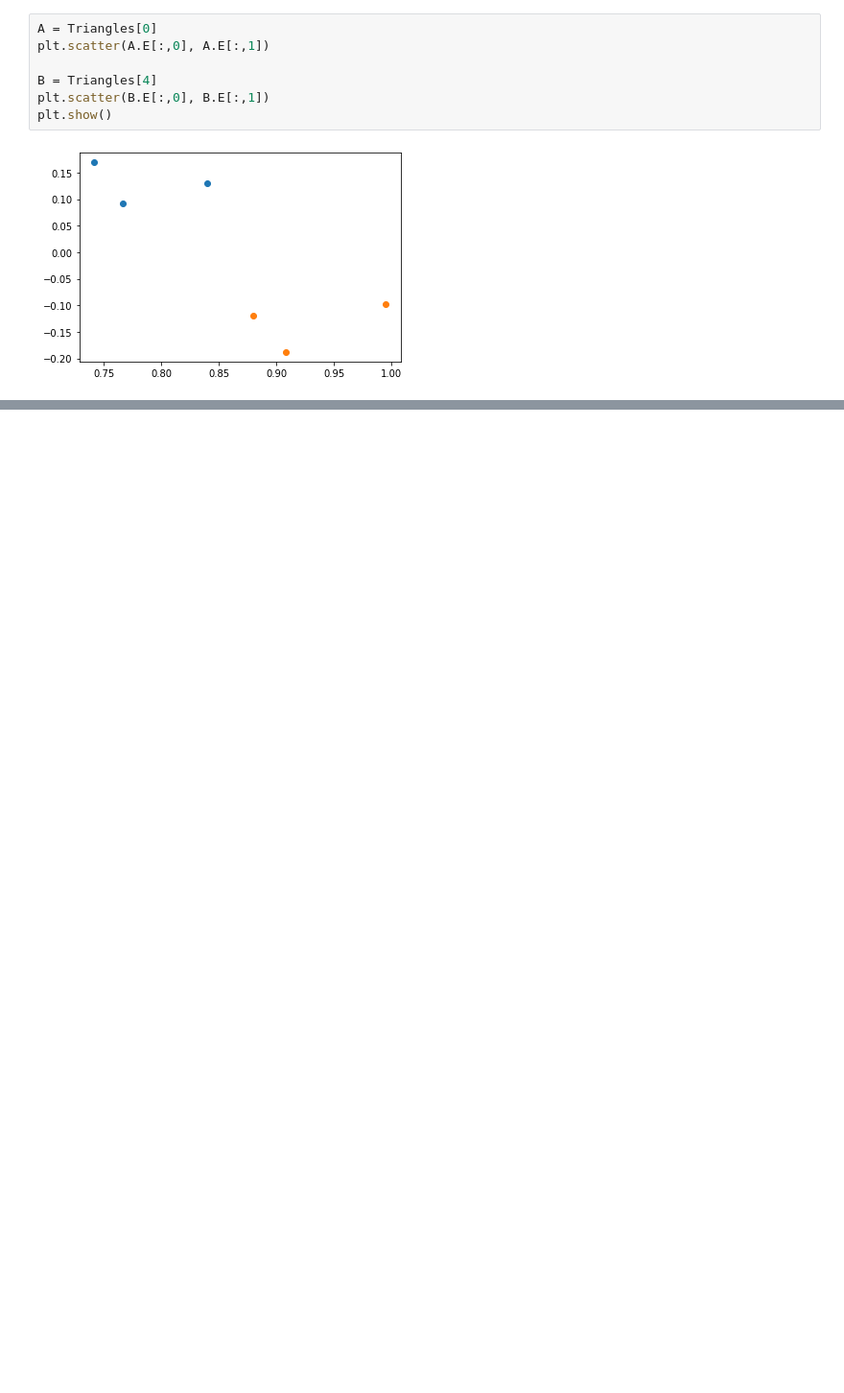
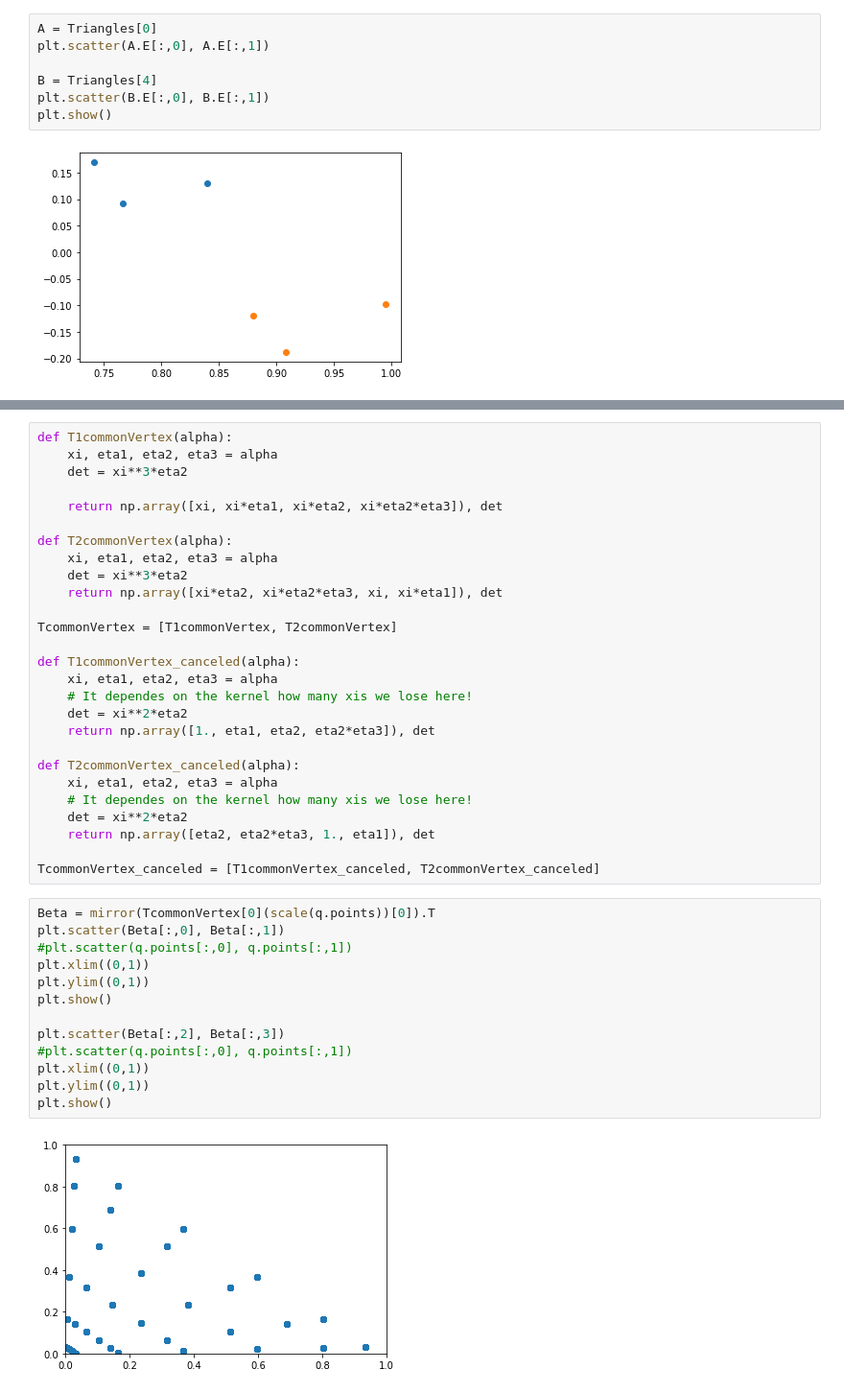
Before and after one commit to cagau/nlfem, a Jupyter notebook: examples/DuffyTransformation/DuffyTransformationElastostatics.ipynb, the cells around one changed output, grey strips where cells are left out. Shown: that part at 96% size. Drawn from its saved outputs; the diff is of its cells as text; blank space fills up the shorter version.

```diff
--- a/examples/DuffyTransformation/DuffyTransformationElastostatics.ipynb
+++ b/examples/DuffyTransformation/DuffyTransformationElastostatics.ipynb
@@ -193,0 +329,42 @@ plt.show()
+# %%
+def T1commonVertex(alpha):
+    xi, eta1, eta2, eta3 = alpha
+    det = xi**3*eta2
+
+    return np.array([xi, xi*eta1, xi*eta2, xi*eta2*eta3]), det
+
+def T2commonVertex(alpha):
+    xi, eta1, eta2, eta3 = alpha
+    det = xi**3*eta2
+    return np.array([xi*eta2, xi*eta2*eta3, xi, xi*eta1]), det
+
+TcommonVertex = [T1commonVertex, T2commonVertex]
+
+def T1commonVertex_canceled(alpha):
+    xi, eta1, eta2, eta3 = alpha
+    # It dependes on the kernel how many xis we lose here!
+    det = xi**2*eta2
+    return np.array([1., eta1, eta2, eta2*eta3]), det
+
+def T2commonVertex_canceled(alpha):
+    xi, eta1, eta2, eta3 = alpha
+    # It dependes on the kernel how many xis we lose here!
+    det = xi**2*eta2
+    return np.array([eta2, eta2*eta3, 1., eta1]), det
+
+TcommonVertex_canceled = [T1commonVertex_canceled, T2commonVertex_canceled]
+# %%
+Beta = mirror(TcommonVertex[0](scale(q.points))[0]).T
+plt.scatter(Beta[:,0], Beta[:,1])
+#plt.scatter(q.points[:,0], q.points[:,1])
+plt.xlim((0,1))
+plt.ylim((0,1))
+plt.show()
+
+plt.scatter(Beta[:,2], Beta[:,3])
+#plt.scatter(q.points[:,0], q.points[:,1])
+plt.xlim((0,1))
+plt.ylim((0,1))
+plt.show()
+# %% [output]
+[figure, added]
```
Also changed, not shown: parts of 48 cells of this notebook, 28 other files.
